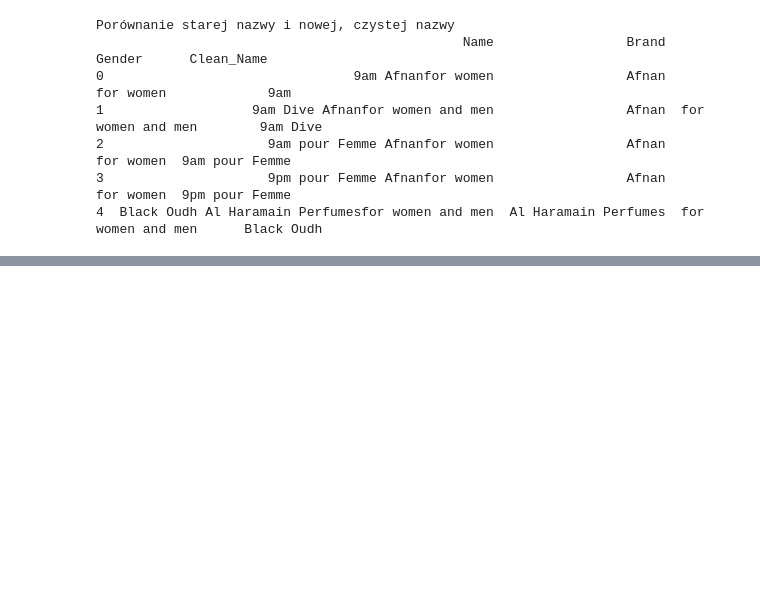
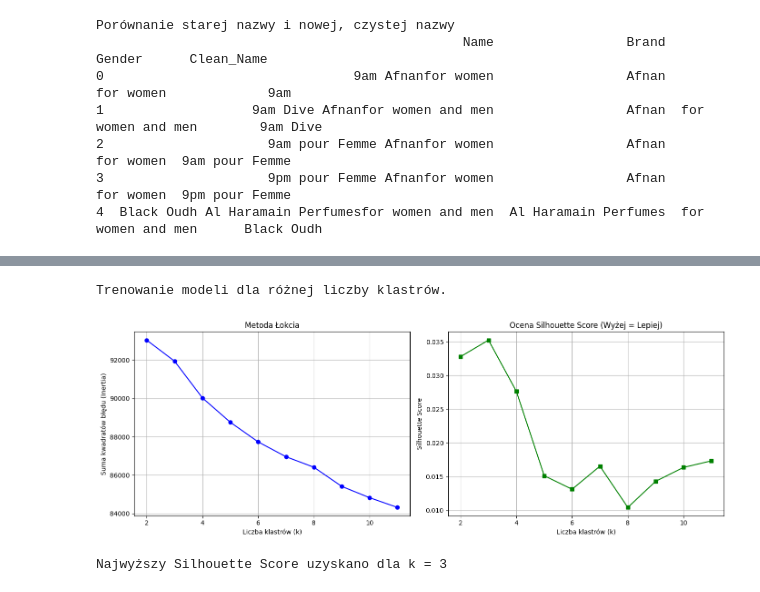
Before and after one commit to adamdobrogowski/semantic-perfume-search-app, a Jupyter notebook: data_cleaning.ipynb, the cells around one changed output, grey strips where cells are left out. Saved outputs shown, nothing was run; the diff lists cells and outputs as text; code cells hidden in the pictures; blank space fills up the shorter version.

```diff
--- a/data_cleaning.ipynb
+++ b/data_cleaning.ipynb
@@ -124,0 +236,41 @@ df_cleaned.head()
+# %%
+from sklearn.cluster import KMeans
+from sklearn.metrics import silhouette_score
+
+sse = []
+silhouette_scores = []
+k_range = range(2, 12)
+
+print("Trenowanie modeli dla różnej liczby klastrów.")
+for k in k_range:
+    kmeans = KMeans(n_clusters=k, random_state=42, n_init='auto')
+    labels = kmeans.fit_predict(X_reduced)
+
+    sse.append(kmeans.inertia_)
+    silhouette_scores.append(silhouette_score(X_reduced, labels))
+
+plt.figure(figsize=(14, 5))
+
+plt.subplot(1, 2, 1)
+plt.plot(k_range, sse, marker='o', color='b')
+plt.xlabel('Liczba klastrów (k)')
+plt.ylabel('Suma kwadratów błędu (Inertia)')
+plt.title('Metoda Łokcia')
+plt.grid(True)
+
+plt.subplot(1, 2, 2)
+plt.plot(k_range, silhouette_scores, marker='s', color='g')
+plt.xlabel('Liczba klastrów (k)')
+plt.ylabel('Silhouette Score')
+plt.title('Ocena Silhouette Score (Wyżej = Lepiej)')
+plt.grid(True)
+
+plt.tight_layout()
+plt.show()
+
+best_k = k_range[np.argmax(silhouette_scores)]
+print(f"Najwyższy Silhouette Score uzyskano dla k = {best_k}")
+# %% [output]
+Trenowanie modeli dla różnej liczby klastrów.
+[figure, added]
+Najwyższy Silhouette Score uzyskano dla k = 3
```
Also changed, not shown: parts of 5 cells of this notebook.
